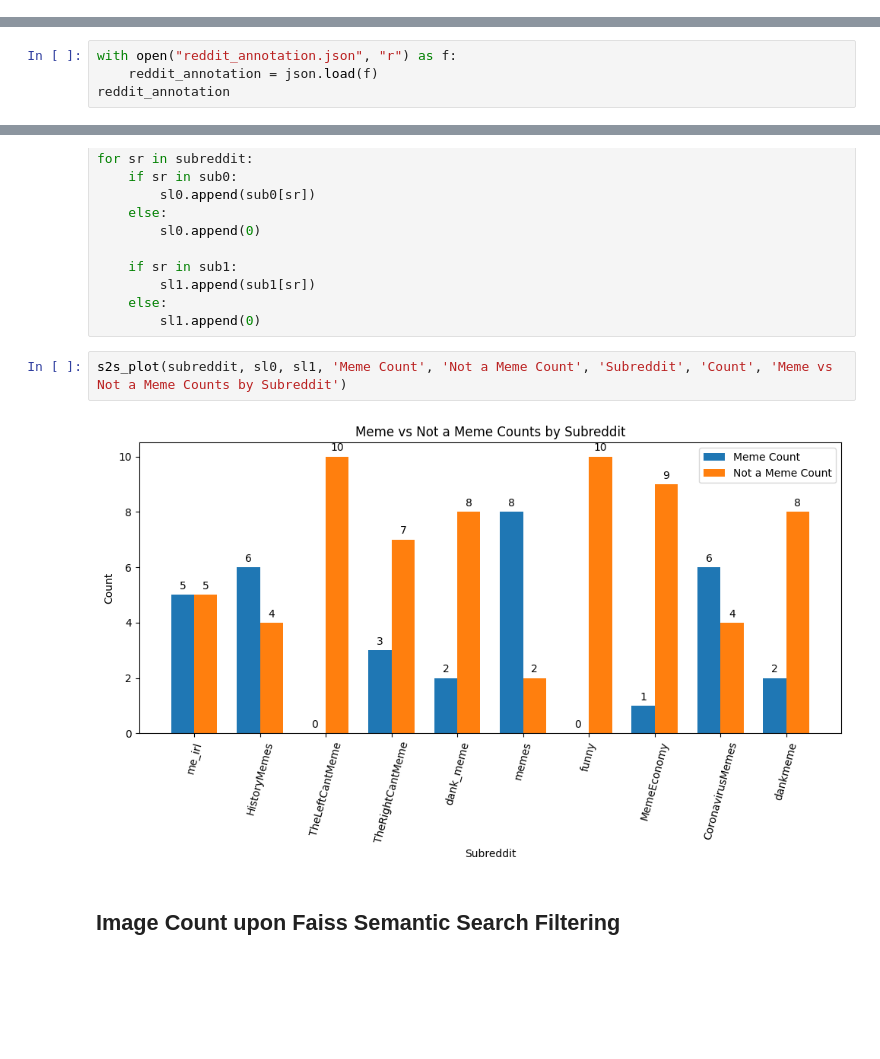
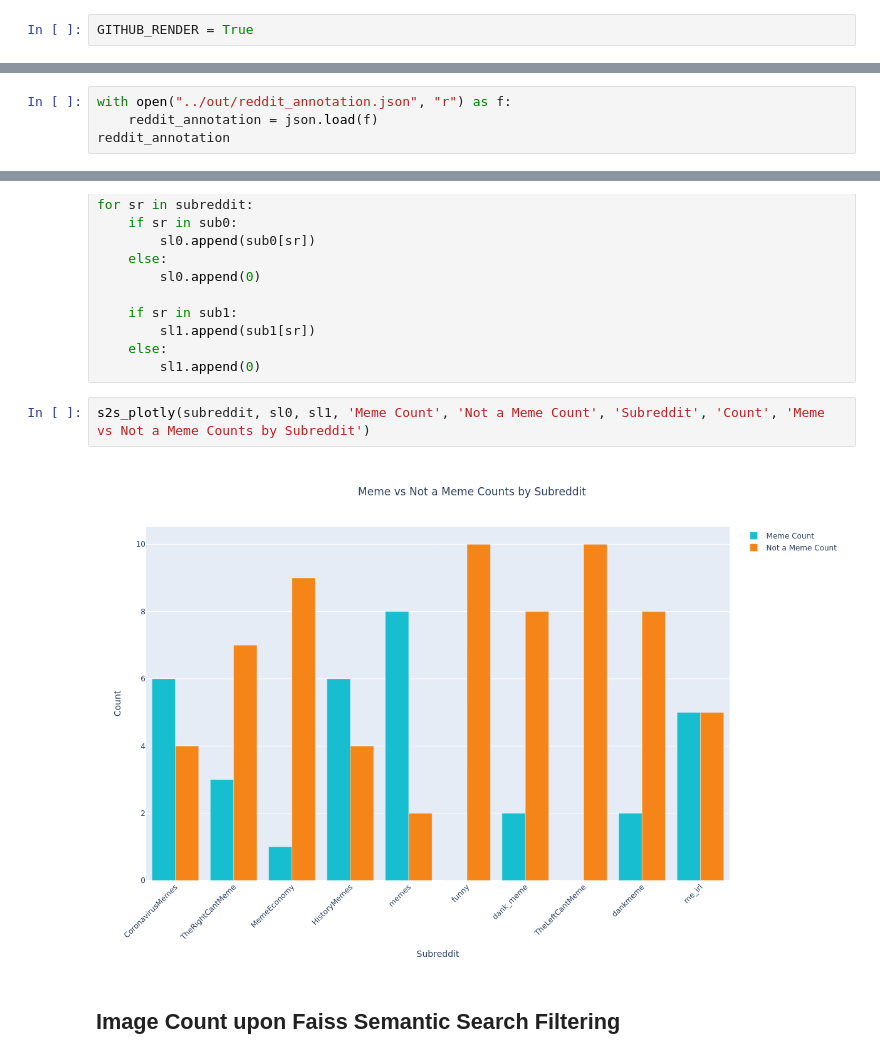
Before and after one commit to usc-isi-i2/social-media-meme-identification, a Jupyter notebook: analysis/data_analysis.ipynb, the cells around one changed output, grey strips where cells are left out. Saved outputs shown, nothing was run; the diff lists cells and outputs as text; blank space fills up the shorter version.

```diff
--- a/analysis/data_analysis.ipynb
+++ b/analysis/data_analysis.ipynb
@@ -7,4 +28,6 @@ import matplotlib.pyplot as plt
 from tqdm import tqdm
+# %%
+GITHUB_RENDER = True
 # %%
 def basic_bar_plot(x, y, xt, yt, title, rot):
     plt.bar(x, y)
@@ -68,7 +163,7 @@ s2s_plot(subreddit, rows, imgs, 'Image Count', 'Row Count', 'Subreddit', 'Count'
 # %% [markdown]
 ## Meme vs Not a Meme Counts by Subreddit
 # %%
-with open("reddit_annotation.json", "r") as f:
+with open("../out/reddit_annotation.json", "r") as f:
     reddit_annotation = json.load(f)
 reddit_annotation
 # %% [output]
@@ -117,9 +212,9 @@ for sr in subreddit:
     else:
         sl1.append(0)
 # %%
-s2s_plot(subreddit, sl0, sl1, 'Meme Count', 'Not a Meme Count', 'Subreddit', 'Count', 'Meme vs Not a Meme Counts by Subreddit')
+s2s_plotly(subreddit, sl0, sl1, 'Meme Count', 'Not a Meme Count', 'Subreddit', 'Count', 'Meme vs Not a Meme Counts by Subreddit')
 # %% [output]
-[figure, old version]
+[figure, new version]
 # %% [markdown]
 ## Image Count upon Faiss Semantic Search Filtering
 # %%
```
Also changed, not shown: parts of 11 cells of this notebook, 6 other files.
